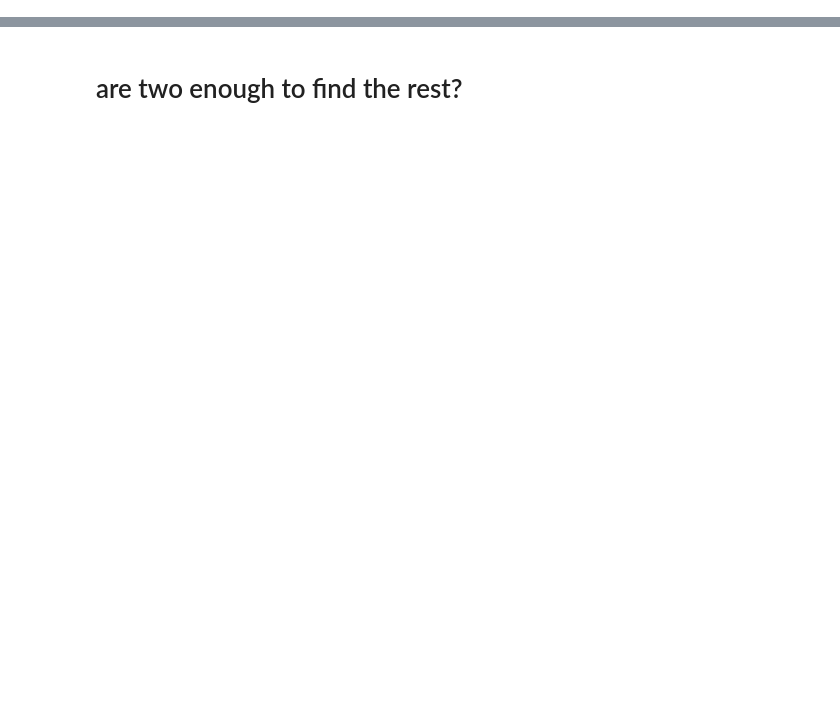
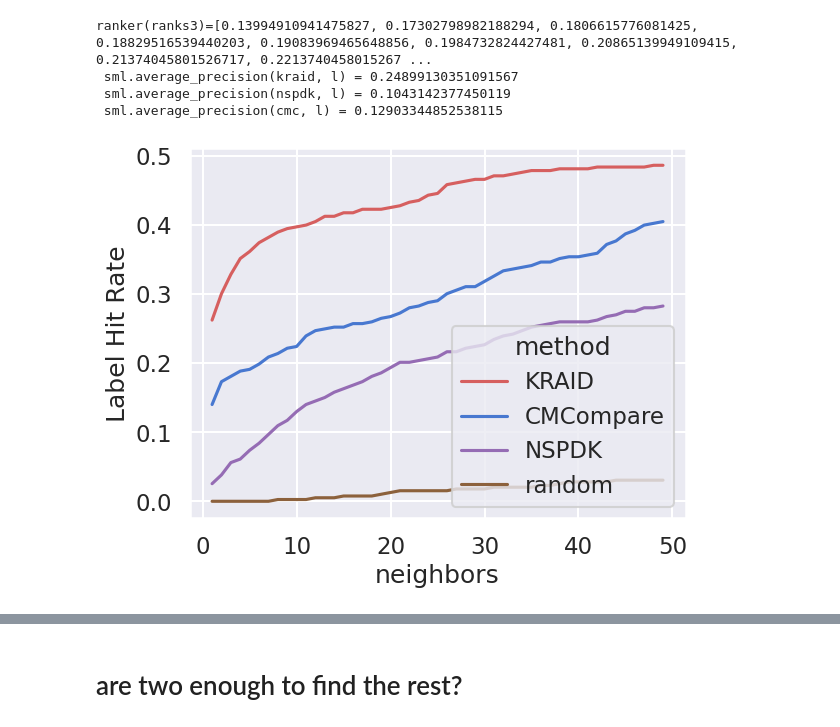
Before and after one commit to smautner/pig, a Jupyter notebook: yoda/scripts/eval_4k.ipynb, the cells around one changed output, grey strips where cells are left out. Cells and saved outputs as stored; diff of their text form; code cells hidden in the pictures; blank space fills up the shorter version.

```diff
--- a/yoda/scripts/eval_4k.ipynb
+++ b/yoda/scripts/eval_4k.ipynb
@@ -47,3 +95,11 @@ ax.get_figure().savefig(figpath + '4k_nspdk.png', bbox_inches='tight')
+# %%
+ax = plotHits(*cmcomp.filterdown(matrix, mat, ccmatrix,l,a))
+# %% [output]
+ranker(ranks3)=[0.13994910941475827, 0.17302798982188294, 0.1806615776081425, 0.18829516539440203, 0.19083969465648856, 0.1984732824427481, 0.20865139949109415, 0.21374045801526717, 0.2213740458015267 ...
+ sml.average_precision(kraid, l) = 0.24899130351091567
+ sml.average_precision(nspdk, l) = 0.1043142377450119
+ sml.average_precision(cmc, l) = 0.12903344852538115
+[figure, added]
 # %%
 # are there different successrates for more populated families?
 manyseq, fewseq = filter_by_seqcount(a)
```
Also changed, not shown: parts of 14 cells of this notebook, 4 other files.
